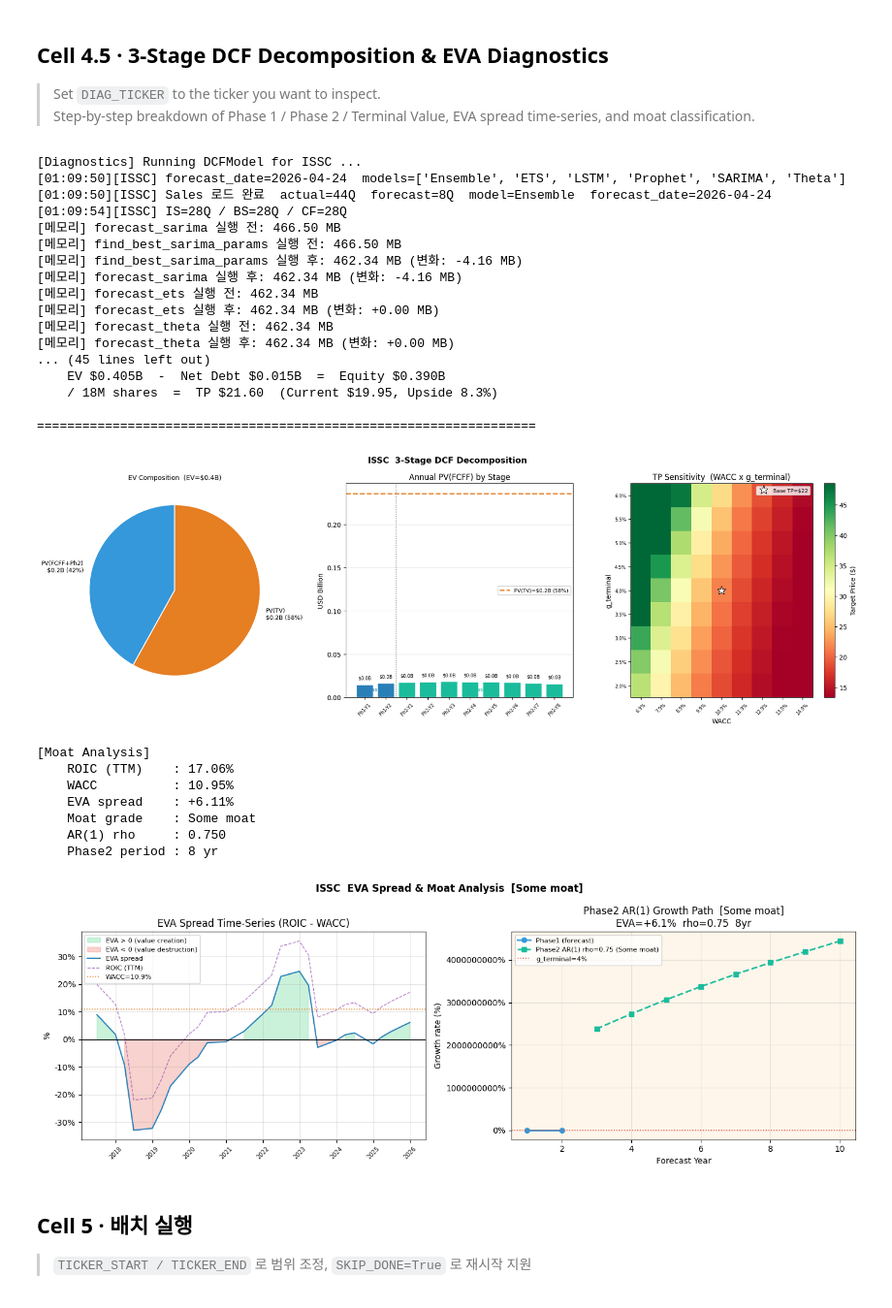
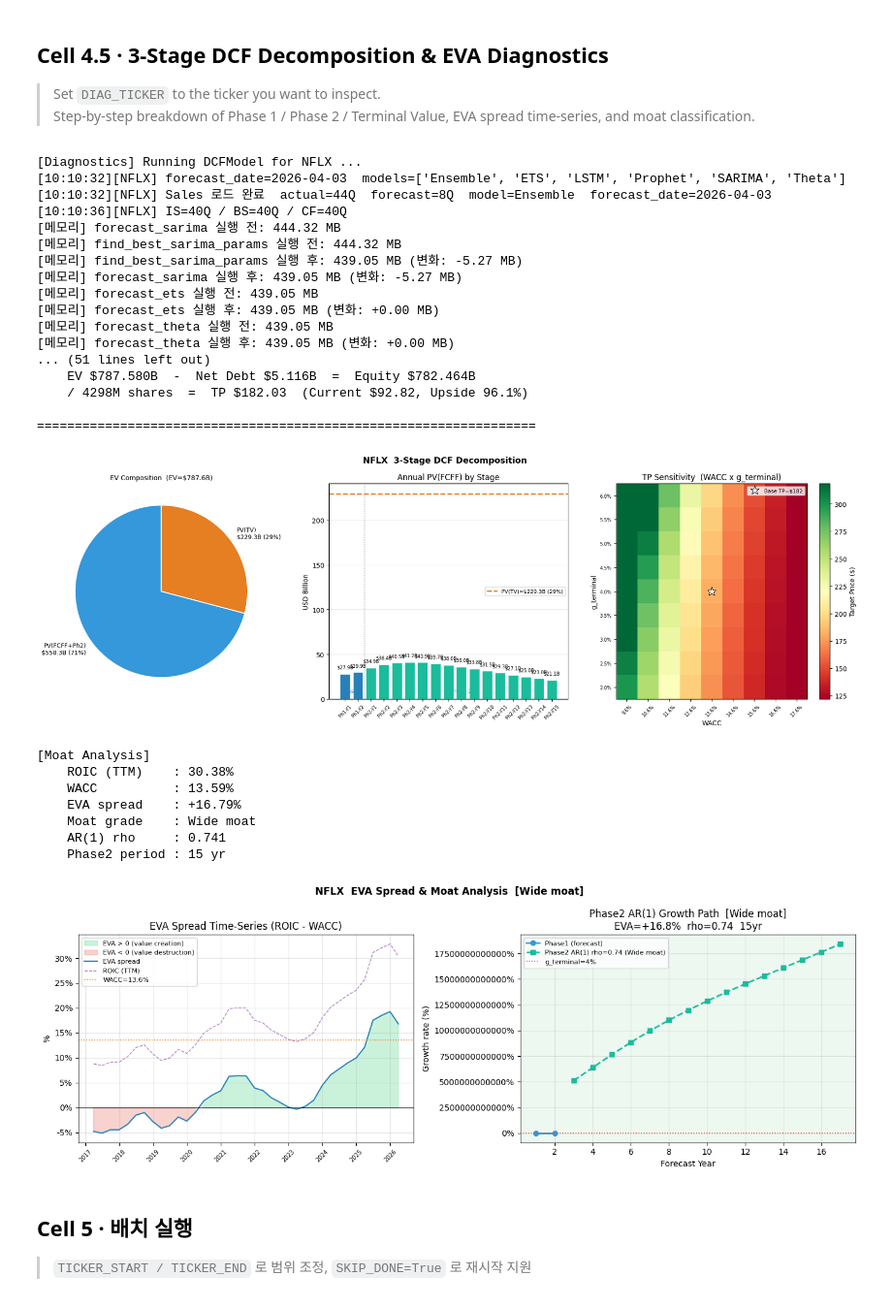
Before and after one commit to stox74/stock_forecast, a Jupyter notebook: US_Market/valuation/US_FCFF_Valuation/old_files/FCFF_DCF_Valuation_v9.ipynb, the cells around one changed output. Shown at 97% size. Drawn from its saved outputs; the diff is of its cells as text; code cells hidden in the pictures.

```diff
--- a/US_Market/valuation/US_FCFF_Valuation/old_files/FCFF_DCF_Valuation_v9.ipynb
+++ b/US_Market/valuation/US_FCFF_Valuation/old_files/FCFF_DCF_Valuation_v9.ipynb
@@ -1791,7 +1658,7 @@ if _res["status"] == "ok":
 #  Cell 4.5 · 3-Stage DCF Decomposition & EVA Diagnostics
 # ═══════════════════════════════════════════════════════════════
 
-DIAG_TICKER = TEST_TICKER  # <- change ticker here
+DIAG_TICKER = "NFLX"  # <- change ticker here
 
 print(f"[Diagnostics] Running DCFModel for {DIAG_TICKER} ...")
 _dm = DCFModel(ticker=DIAG_TICKER, engine=engine, verbose=True)
@@ -2026,57 +1893,57 @@ if eva_series:
 
     ax.plot([1, 2], [_g0 * 100, _g0 * 100],
             "o-", color="#3498db", lw=2, label="Phase1 (forecast)")
     if yrs_ph2 and ph2_pct:
         ax.plot(yrs_ph2, ph2_pct, "s--", color="#1abc9c", lw=2,
                 label=f"Phase2 AR(1) rho={moat_rho:.2f} ({moat_label})" if not np.isnan(moat_rho) else "Phase2")
     ax.axhline(GDP_GROWTH * 100, color="#e74c3c", lw=1.2, ls=":",
                label=f"g_terminal={GDP_GROWTH*100:.0f}%")
 
     moat_colors = {"Wide moat":   "#27ae60", "Narrow moat": "#2980b9",
                    "Some moat":   "#f39c12", "No moat":     "#e74c3c"}
     ax.set_facecolor(moat_colors.get(moat_label, "#95a5a6") + "15")
 
     eva_str = f"{eva_spread*100:+.1f}%" if not np.isnan(eva_spread) else "N/A"
     rho_str = f"{moat_rho:.2f}"         if not np.isnan(moat_rho)   else "N/A"
     ax.set_title(f"Phase2 AR(1) Growth Path  [{moat_label}]\n"
                  f"EVA={eva_str}  rho={rho_str}  {n_ph2}yr")
     ax.set_xlabel("Forecast Year")
     ax.set_ylabel("Growth rate (%)")
     ax.yaxis.set_major_formatter(plt.FuncFormatter(lambda x, _: f"{x:.0f}%"))
     ax.legend(fontsize=8)
     ax.grid(alpha=0.3)
 
     plt.tight_layout()
     plt.show()
 else:
     print("  [No EVA series — insufficient IS/BS data]")
 # %% [output]
-[Diagnostics] Running DCFModel for ISSC ...
-[01:09:50][ISSC] forecast_date=2026-04-24  models=['Ensemble', 'ETS', 'LSTM', 'Prophet', 'SARIMA', 'Theta']
-[01:09:50][ISSC] Sales 로드 완료  actual=44Q  forecast=8Q  model=Ensemble  forecast_date=2026-04-24
-[01:09:54][ISSC] IS=28Q / BS=28Q / CF=28Q
-[메모리] forecast_sarima 실행 전: 466.50 MB
-[메모리] find_best_sarima_params 실행 전: 466.50 MB
-[메모리] find_best_sarima_params 실행 후: 462.34 MB (변화: -4.16 MB)
-[메모리] forecast_sarima 실행 후: 462.34 MB (변화: -4.16 MB)
-[메모리] forecast_ets 실행 전: 462.34 MB
-[메모리] forecast_ets 실행 후: 462.34 MB (변화: +0.00 MB)
-[메모리] forecast_theta 실행 전: 462.34 MB
-[메모리] forecast_theta 실행 후: 462.34 MB (변화: +0.00 MB)
-... (45 lines left out)
-    EV $0.405B  -  Net Debt $0.015B  =  Equity $0.390B
-    / 18M shares  =  TP $21.60  (Current $19.95, Upside 8.3%)
+[Diagnostics] Running DCFModel for NFLX ...
+[10:10:32][NFLX] forecast_date=2026-04-03  models=['Ensemble', 'ETS', 'LSTM', 'Prophet', 'SARIMA', 'Theta']
+[10:10:32][NFLX] Sales 로드 완료  actual=44Q  forecast=8Q  model=Ensemble  forecast_date=2026-04-03
+[10:10:36][NFLX] IS=40Q / BS=40Q / CF=40Q
+[메모리] forecast_sarima 실행 전: 444.32 MB
+[메모리] find_best_sarima_params 실행 전: 444.32 MB
+[메모리] find_best_sarima_params 실행 후: 439.05 MB (변화: -5.27 MB)
+[메모리] forecast_sarima 실행 후: 439.05 MB (변화: -5.27 MB)
+[메모리] forecast_ets 실행 전: 439.05 MB
+[메모리] forecast_ets 실행 후: 439.05 MB (변화: +0.00 MB)
+[메모리] forecast_theta 실행 전: 439.05 MB
+[메모리] forecast_theta 실행 후: 439.05 MB (변화: +0.00 MB)
+... (51 lines left out)
+    EV $787.580B  -  Net Debt $5.116B  =  Equity $782.464B
+    / 4298M shares  =  TP $182.03  (Current $92.82, Upside 96.1%)
 
 ==================================================================
-[figure, old version]
+[figure, new version]
 [Moat Analysis]
-    ROIC (TTM)    : 17.06%
-    WACC          : 10.95%
-    EVA spread    : +6.11%
-    Moat grade    : Some moat
-    AR(1) rho     : 0.750
-    Phase2 period : 8 yr
+    ROIC (TTM)    : 30.38%
+    WACC          : 13.59%
+    EVA spread    : +16.79%
+    Moat grade    : Wide moat
+    AR(1) rho     : 0.741
+    Phase2 period : 15 yr
-[figure, old version]
+[figure, new version]
 # %% [markdown]
 ## Cell 5 · 배치 실행
 
```
Also changed, not shown: parts of 6 cells of this notebook, 9 other files.
